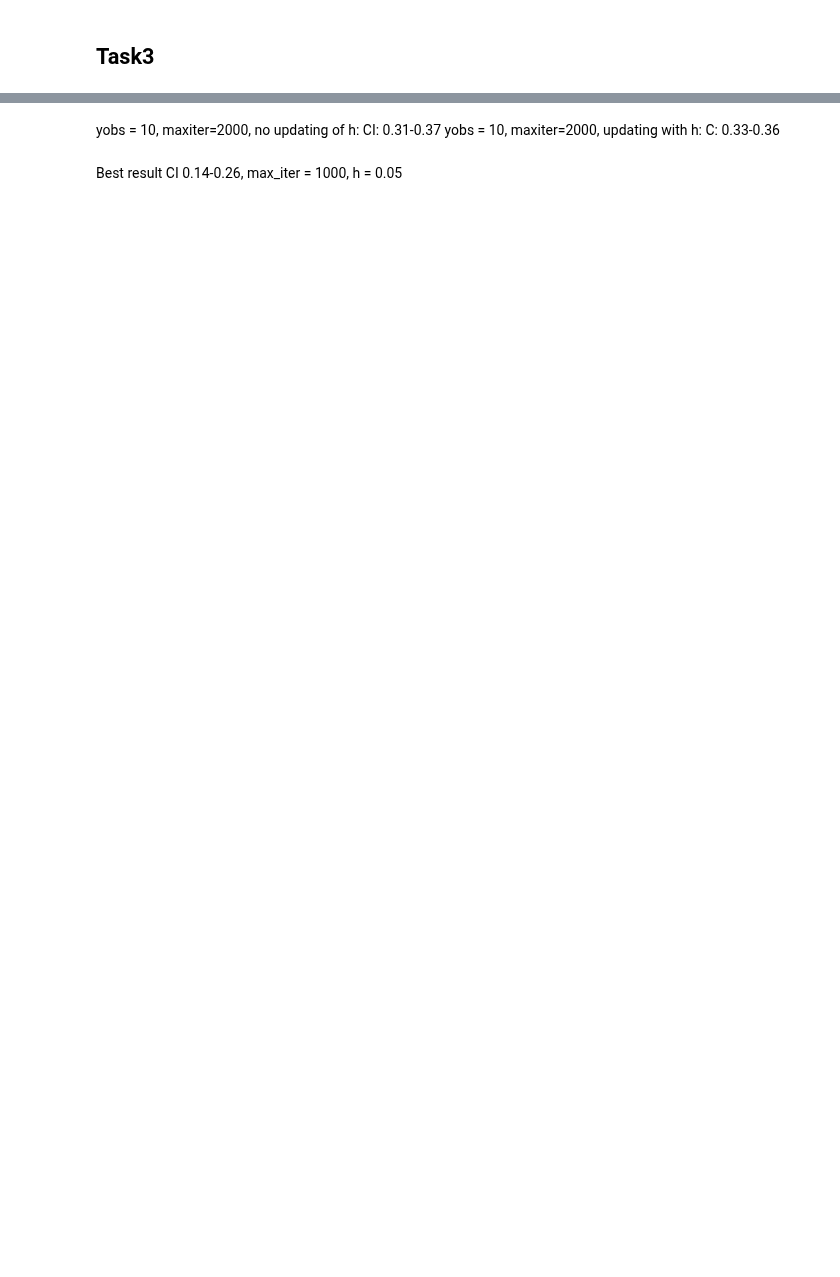
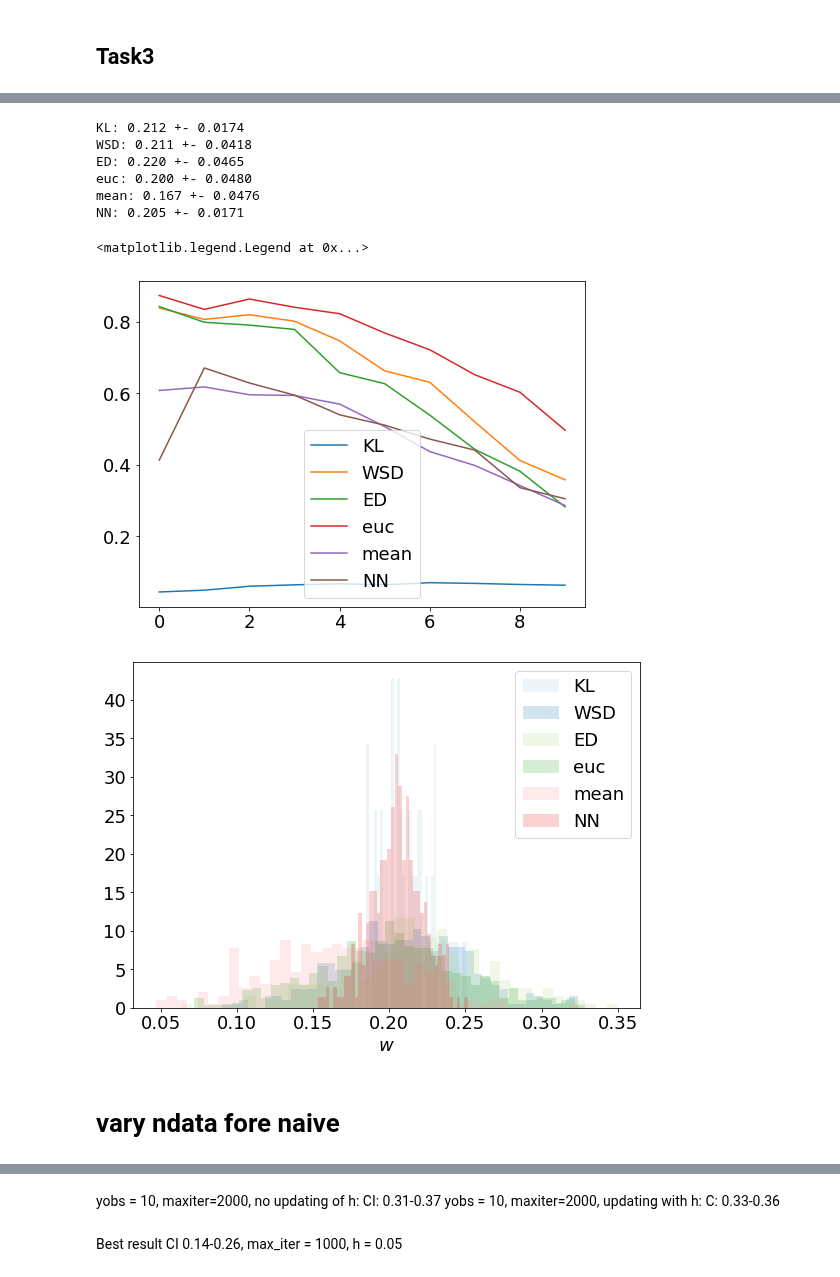
Before and after one commit to elindgren/asam_projects, a Jupyter notebook: Project3/project3_galton_board.ipynb, the cells around one changed output, grey strips where cells are left out. Drawn from its saved outputs; the diff is of its cells as text; code cells hidden in the pictures; blank space fills up the shorter version.

```diff
--- a/Project3/project3_galton_board.ipynb
+++ b/Project3/project3_galton_board.ipynb
@@ -473,0 +511,38 @@ def plot_posterior(ax, alpha, label, iteration, cycles, plot_ci=False):
+# %%
+nData = 10
+y_obs,_ = gen_data(nData, alpha = 0.2)
+
+statistic = ['KL','WSD','ED','euc','mean','NN']
+hs = [50, 20, 3, 0.5, 2, 0.2]
+max_iter=100
+prior = sc.stats.uniform(0,0.5)
+alphas = []
+accs = []
+
+for i, h in enumerate(hs):
+    alpha, acc, _, prior1 = cycles_MCMC(y_obs, s_std, alpha_std,
+                                         prior=prior, max_iter = max_iter, h=h,
+                                         case=1, cycles=10, plot=False, statistic = statistic[i])
+    alphas.append(alpha[-1])
+    accs.append(acc)
+# %%
+fig,ax = plt.subplots(figsize=(8,6))
+fig2,ax2 = plt.subplots(figsize=(8,6))
+for i, a in enumerate(accs):
+    ax.plot(a, label = statistic[i])
+    plot_posterior(ax2, alphas[i], statistic[i],i,10)
+
+    print(f'{statistic[i]}: {np.mean(alphas[i]):.3f} +- {np.std(alphas[i]):.4f}')
+ax.legend()
+# %% [output]
+KL: 0.212 +- 0.0174
+WSD: 0.211 +- 0.0418
+ED: 0.220 +- 0.0465
+euc: 0.200 +- 0.0480
+mean: 0.167 +- 0.0476
+NN: 0.205 +- 0.0171
+<matplotlib.legend.Legend at 0x...>
+[figure, added]
+[figure, added]
+# %% [markdown]
+# vary ndata fore naive
```
Also changed, not shown: parts of 20 cells of this notebook.
